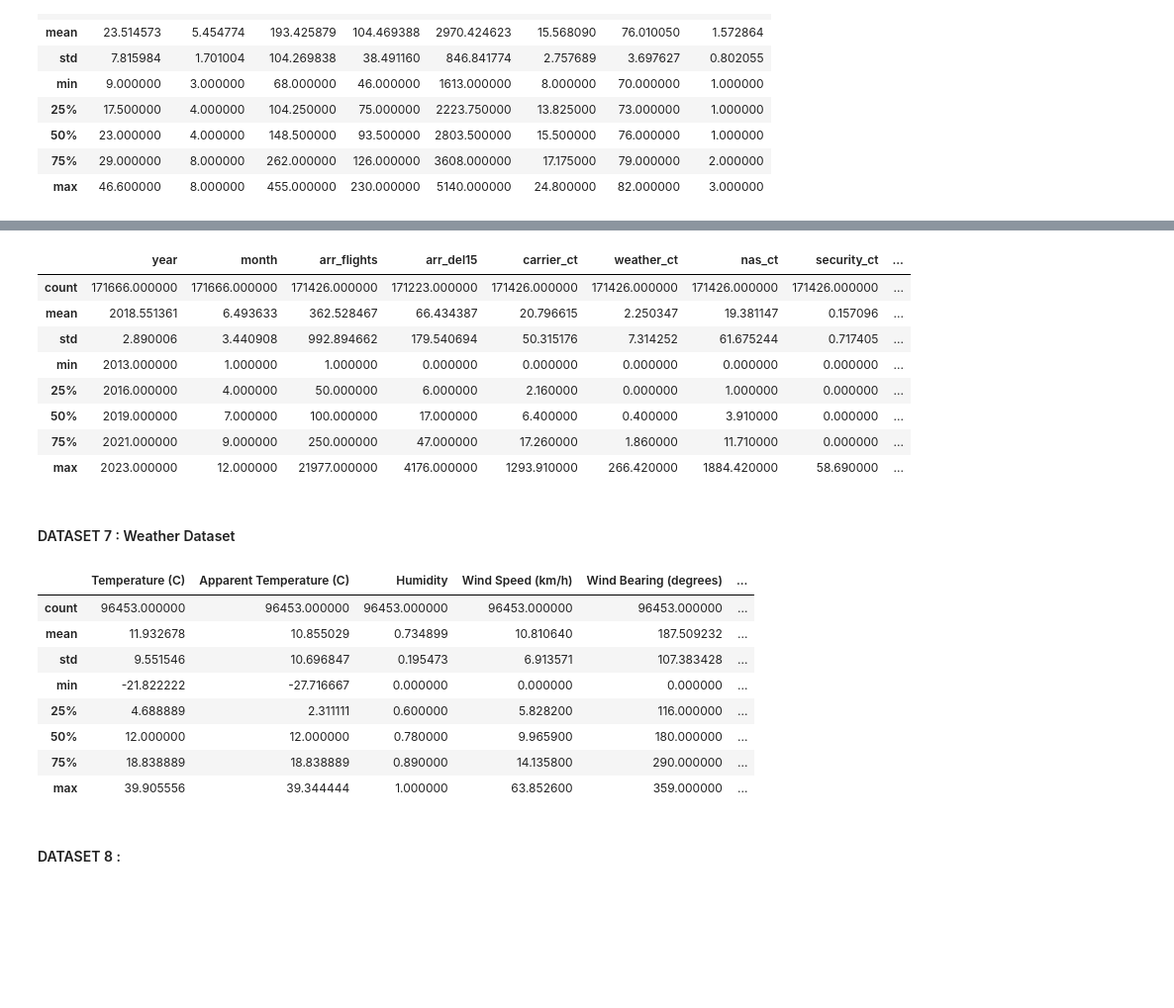
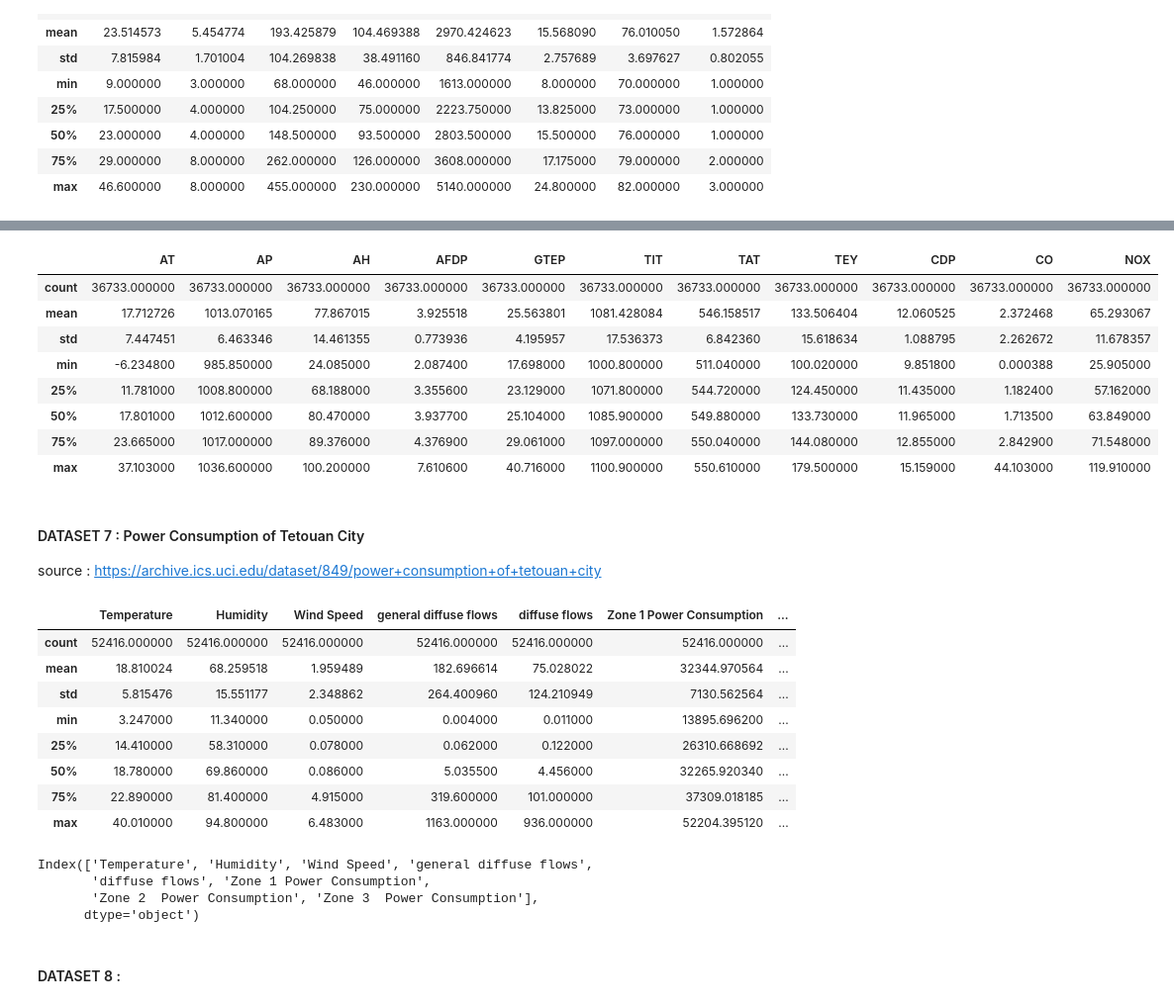
Before and after one commit to Shulhann/simulated-quantum-annealing-regression, a Jupyter notebook: dataset/dataprep.ipynb, the cells around one changed output, grey strips where cells are left out. Shown at 99% size. Cells and saved outputs as stored; diff of their text form; code cells hidden in the pictures; blank space fills up the shorter version.

```diff
--- a/dataset/dataprep.ipynb
+++ b/dataset/dataprep.ipynb
@@ -142,16 +142,16 @@ dataset_5.to_csv('processed dataset/dataset_5.csv', index=False)
 # %%
-dataset_6 = pd.read_csv('raw dataset/Airline_Delay_Cause.csv')
+dataset_6 = pd.read_csv('raw dataset/Gas Turbine CO and NOx Emission.csv')
 dataset_6.describe()
 # %% [output]
-|  | year | month | arr_flights | arr_del15 | carrier_ct | weather_ct | nas_ct | security_ct | ... |
-| count | 171666.000000 | 171666.000000 | 171426.000000 | 171223.000000 | 171426.000000 | 171426.000000 | 171426.000000 | 171426.000000 | ... |
-| mean | 2018.551361 | 6.493633 | 362.528467 | 66.434387 | 20.796615 | 2.250347 | 19.381147 | 0.157096 | ... |
-| std | 2.890006 | 3.440908 | 992.894662 | 179.540694 | 50.315176 | 7.314252 | 61.675244 | 0.717405 | ... |
-| min | 2013.000000 | 1.000000 | 1.000000 | 0.000000 | 0.000000 | 0.000000 | 0.000000 | 0.000000 | ... |
-| 25% | 2016.000000 | 4.000000 | 50.000000 | 6.000000 | 2.160000 | 0.000000 | 1.000000 | 0.000000 | ... |
-| 50% | 2019.000000 | 7.000000 | 100.000000 | 17.000000 | 6.400000 | 0.400000 | 3.910000 | 0.000000 | ... |
-| 75% | 2021.000000 | 9.000000 | 250.000000 | 47.000000 | 17.260000 | 1.860000 | 11.710000 | 0.000000 | ... |
-| max | 2023.000000 | 12.000000 | 21977.000000 | 4176.000000 | 1293.910000 | 266.420000 | 1884.420000 | 58.690000 | ... |
+|  | AT | AP | AH | AFDP | GTEP | TIT | TAT | TEY | CDP | CO | NOX |
+| count | 36733.000000 | 36733.000000 | 36733.000000 | 36733.000000 | 36733.000000 | 36733.000000 | 36733.000000 | 36733.000000 | 36733.000000 | 36733.000000 | 36733.000000 |
+| mean | 17.712726 | 1013.070165 | 77.867015 | 3.925518 | 25.563801 | 1081.428084 | 546.158517 | 133.506404 | 12.060525 | 2.372468 | 65.293067 |
+| std | 7.447451 | 6.463346 | 14.461355 | 0.773936 | 4.195957 | 17.536373 | 6.842360 | 15.618634 | 1.088795 | 2.262672 | 11.678357 |
+| min | -6.234800 | 985.850000 | 24.085000 | 2.087400 | 17.698000 | 1000.800000 | 511.040000 | 100.020000 | 9.851800 | 0.000388 | 25.905000 |
+| 25% | 11.781000 | 1008.800000 | 68.188000 | 3.355600 | 23.129000 | 1071.800000 | 544.720000 | 124.450000 | 11.435000 | 1.182400 | 57.162000 |
+| 50% | 17.801000 | 1012.600000 | 80.470000 | 3.937700 | 25.104000 | 1085.900000 | 549.880000 | 133.730000 | 11.965000 | 1.713500 | 63.849000 |
+| 75% | 23.665000 | 1017.000000 | 89.376000 | 4.376900 | 29.061000 | 1097.000000 | 550.040000 | 144.080000 | 12.855000 | 2.842900 | 71.548000 |
+| max | 37.103000 | 1036.600000 | 100.200000 | 7.610600 | 40.716000 | 1100.900000 | 550.610000 | 179.500000 | 15.159000 | 44.103000 | 119.910000 |
 # %%
 numerical_cols = dataset_6.select_dtypes(include=['float64', 'int64']).columns
 dataset_6[numerical_cols] = MinMaxScaler().fit_transform(dataset_6[numerical_cols])
@@ -164,22 +161,30 @@ dataset_6 = dataset_6.dropna()
 # %%
 dataset_6.to_csv('processed dataset/dataset_6.csv', index=False)
 # %% [markdown]
-#### DATASET 7 : Weather Dataset
+#### DATASET 7 : Power Consumption of Tetouan City
+source : https://archive.ics.uci.edu/dataset/849/power+consumption+of+tetouan+city
 # %%
-dataset_7 = pd.read_csv('raw dataset/weatherHistory.csv')
+dataset_7 = pd.read_csv('raw dataset/Tetuan City power consumption.csv')
 dataset_7.describe()
 # %% [output]
-|  | Temperature (C) | Apparent Temperature (C) | Humidity | Wind Speed (km/h) | Wind Bearing (degrees) | ... |
-| count | 96453.000000 | 96453.000000 | 96453.000000 | 96453.000000 | 96453.000000 | ... |
-| mean | 11.932678 | 10.855029 | 0.734899 | 10.810640 | 187.509232 | ... |
-| std | 9.551546 | 10.696847 | 0.195473 | 6.913571 | 107.383428 | ... |
-| min | -21.822222 | -27.716667 | 0.000000 | 0.000000 | 0.000000 | ... |
-| 25% | 4.688889 | 2.311111 | 0.600000 | 5.828200 | 116.000000 | ... |
-| 50% | 12.000000 | 12.000000 | 0.780000 | 9.965900 | 180.000000 | ... |
-| 75% | 18.838889 | 18.838889 | 0.890000 | 14.135800 | 290.000000 | ... |
-| max | 39.905556 | 39.344444 | 1.000000 | 63.852600 | 359.000000 | ... |
+|  | Temperature | Humidity | Wind Speed | general diffuse flows | diffuse flows | Zone 1 Power Consumption | ... |
+| count | 52416.000000 | 52416.000000 | 52416.000000 | 52416.000000 | 52416.000000 | 52416.000000 | ... |
+| mean | 18.810024 | 68.259518 | 1.959489 | 182.696614 | 75.028022 | 32344.970564 | ... |
+| std | 5.815476 | 15.551177 | 2.348862 | 264.400960 | 124.210949 | 7130.562564 | ... |
+| min | 3.247000 | 11.340000 | 0.050000 | 0.004000 | 0.011000 | 13895.696200 | ... |
+| 25% | 14.410000 | 58.310000 | 0.078000 | 0.062000 | 0.122000 | 26310.668692 | ... |
+| 50% | 18.780000 | 69.860000 | 0.086000 | 5.035500 | 4.456000 | 32265.920340 | ... |
+| 75% | 22.890000 | 81.400000 | 4.915000 | 319.600000 | 101.000000 | 37309.018185 | ... |
+| max | 40.010000 | 94.800000 | 6.483000 | 1163.000000 | 936.000000 | 52204.395120 | ... |
 # %%
 numerical_cols = dataset_7.select_dtypes(include=['float64', 'int64']).columns
 dataset_7[numerical_cols] = MinMaxScaler().fit_transform(dataset_7[numerical_cols])
 dataset_7 = dataset_7[numerical_cols]
+# %%
+dataset_7.columns
+# %% [output]
+Index(['Temperature', 'Humidity', 'Wind Speed', 'general diffuse flows',
+       'diffuse flows', 'Zone 1 Power Consumption',
+       'Zone 2  Power Consumption', 'Zone 3  Power Consumption'],
+      dtype='object')
 # %%
```
Also changed, not shown: parts of 14 cells of this notebook, 18 other files.
